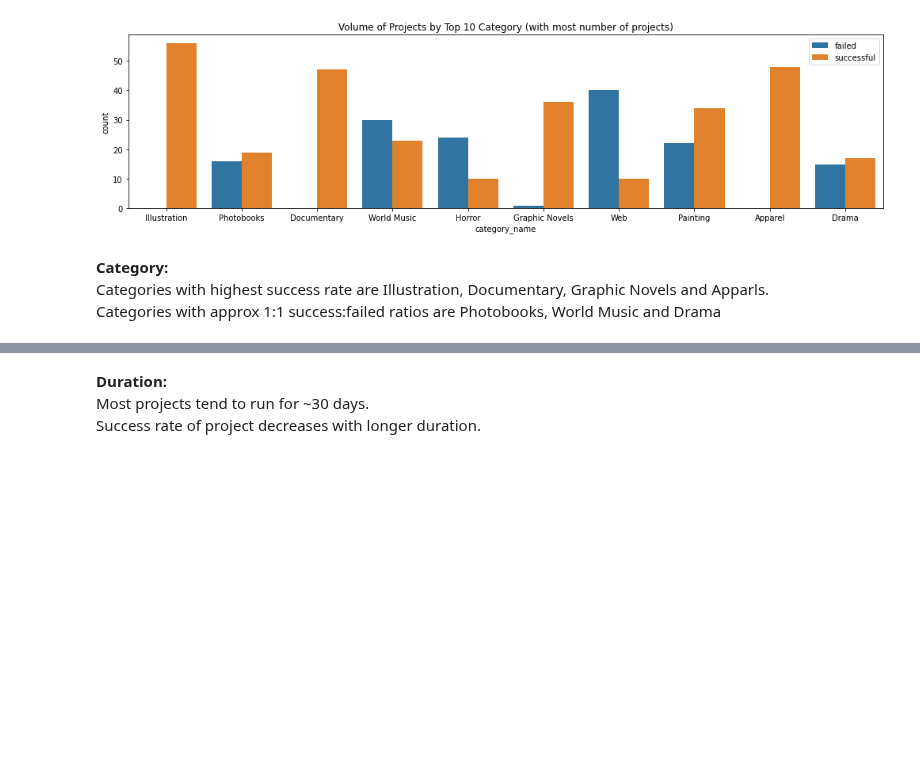
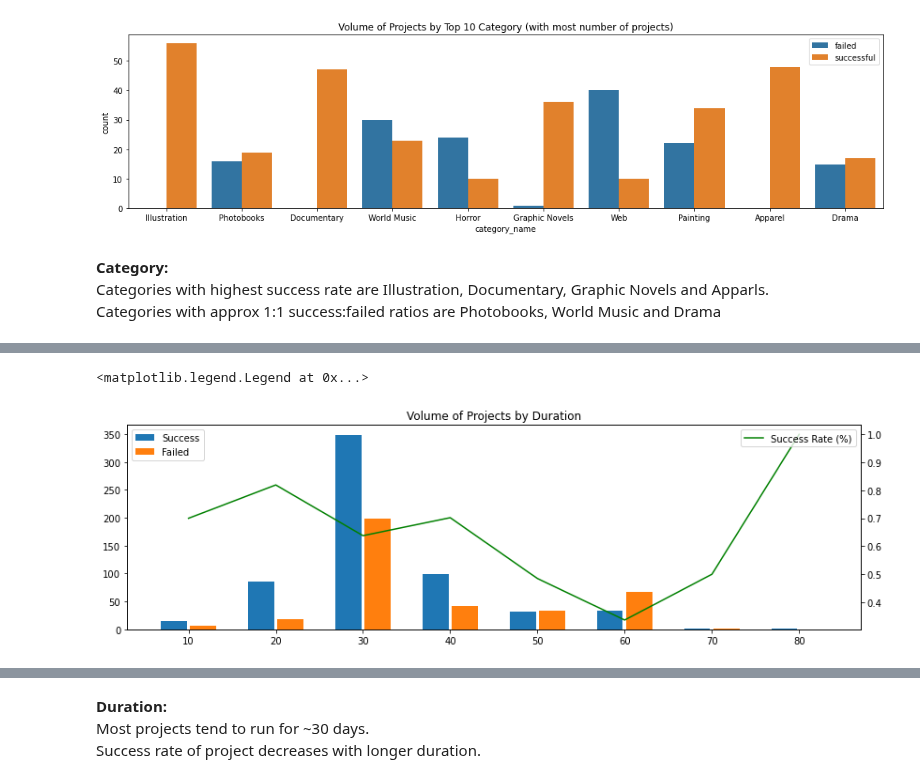
Before and after one commit to chuabern/BT4222_GrpProject, a Jupyter notebook: EDA.ipynb, the cells around one changed output, grey strips where cells are left out. Saved outputs shown, nothing was run; the diff lists cells and outputs as text; code cells hidden in the pictures; blank space fills up the shorter version.

```diff
--- a/EDA.ipynb
+++ b/EDA.ipynb
@@ -139,3 +167,22 @@ Categories with approx 1:1 success:failed ratios are Photobooks, World Music and
+# %%
+# Get the number of projects by duration
+fig = plt.figure(figsize=(14,4))
+ax = fig.add_subplot(111)
+
+width = 3
+
+ax.bar(duration_group[duration_group.state==1].duration_bins-1.7, duration_group[duration_group.state==1].count_projects, width)
+ax.bar(duration_group[duration_group.state==0].duration_bins+1.7, duration_group[duration_group.state==0].count_projects, width)
+
+ax2 = ax.twinx()
+ax2.plot(duration_group[duration_group.state==1].duration_bins, duration_group[duration_group.state==1].success_rate, color = 'green')
+
+ax.set_title('Volume of Projects by Duration')
+ax.legend(['Success', 'Failed'], loc = 'upper left')
+ax2.legend(['Success Rate (%)'], loc = 'upper right')
+# %% [output]
+<matplotlib.legend.Legend at 0x...>
+[figure, added]
 # %%
 # Get the number of projects by duration
 plt.figure(figsize=(14,4))
```
Also changed, not shown: parts of 14 cells of this notebook.
